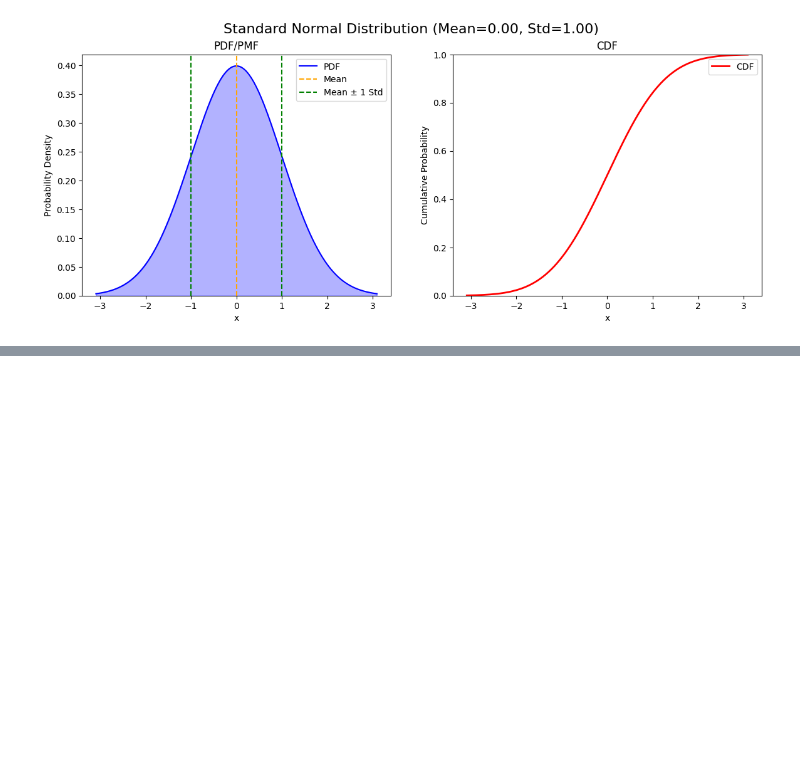
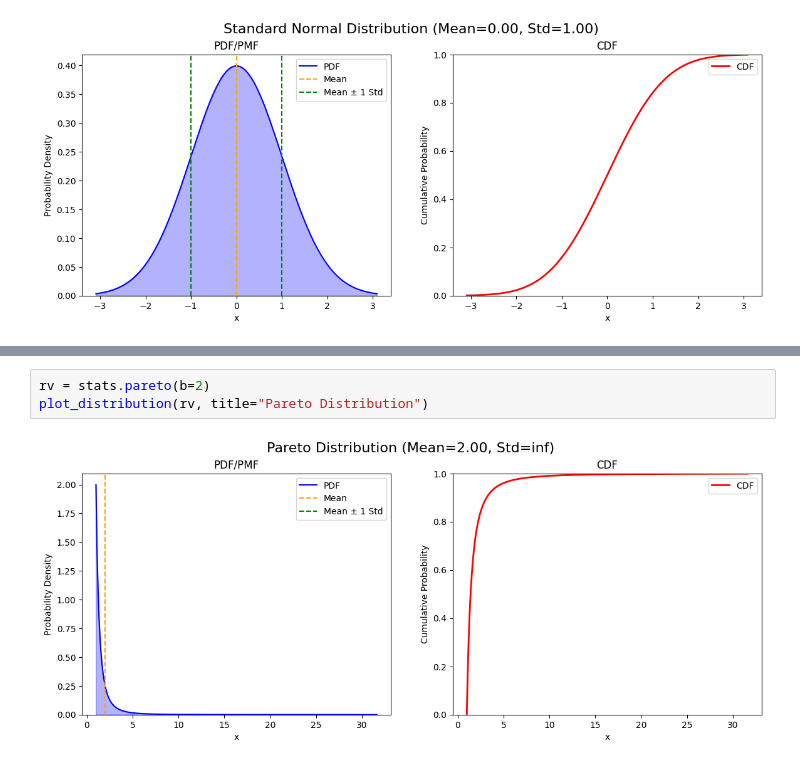
Before and after one commit to KeitaKayano/statistics, a Jupyter notebook: experiments/probability_distribution.ipynb, the cells around one changed output, grey strips where cells are left out. Drawn from its saved outputs; the diff is of its cells as text; blank space fills up the shorter version.

```diff
--- a/experiments/probability_distribution.ipynb
+++ b/experiments/probability_distribution.ipynb
@@ -22,0 +30,5 @@ plot_distribution(rv, title="Standard Normal Distribution")
+# %%
+rv = stats.pareto(b=2)
+plot_distribution(rv, title="Pareto Distribution")
+# %% [output]
+[figure, added]
```
Also changed, not shown: parts of 7 cells of this notebook, 7 other files.
